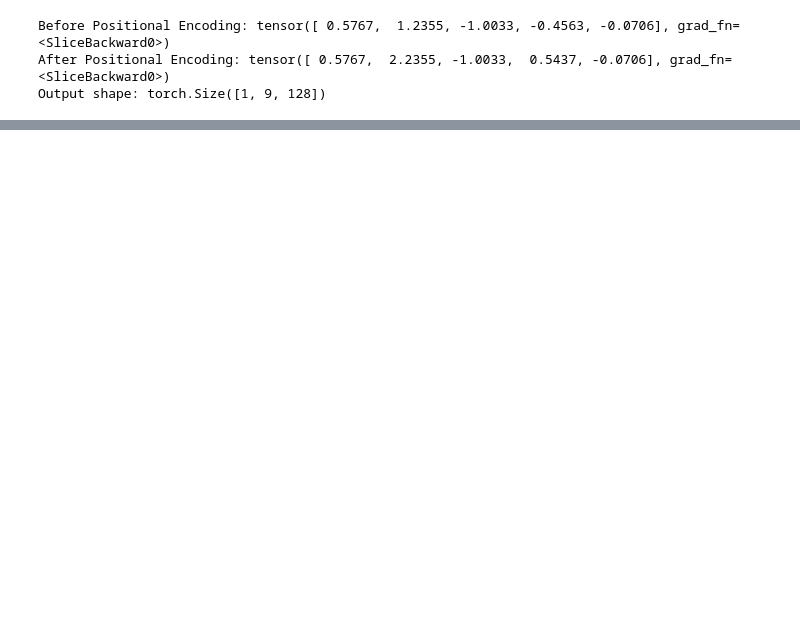
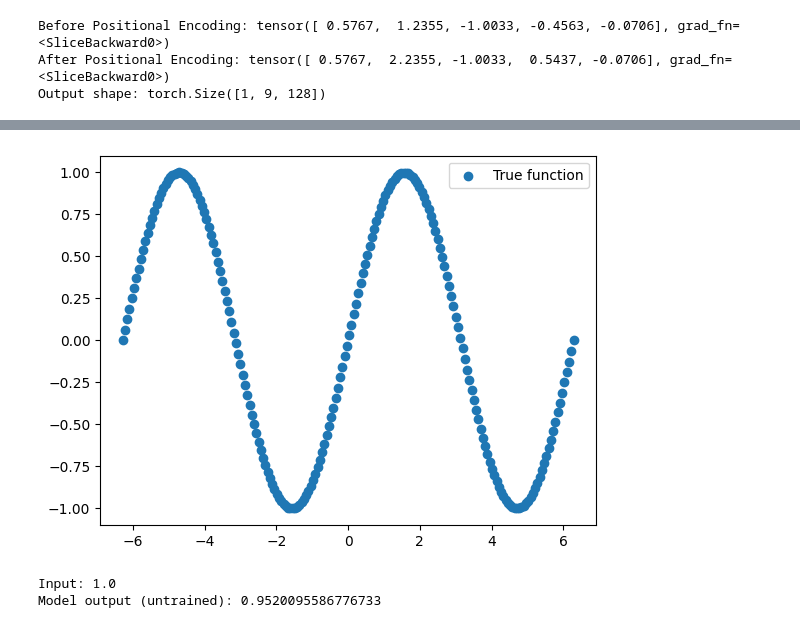
Before and after one commit to aditya699/EduMOE, a Jupyter notebook: MOE.ipynb, the cells around one changed output, grey strips where cells are left out. Cells and saved outputs as stored; diff of their text form; code cells hidden in the pictures; blank space fills up the shorter version.

```diff
--- a/MOE.ipynb
+++ b/MOE.ipynb
@@ -456,0 +459,15 @@ Output shape: torch.Size([1, 9, 128])
+# %%
+import torch
+import matplotlib.pyplot as plt
+
+# generate data
+torch.manual_seed(42)  # reproducibility
+x = torch.linspace(-2*torch.pi, 2*torch.pi, 200).unsqueeze(1)  # shape (200, 1)
+y = torch.sin(x)  # target
+
+# visualize
+plt.scatter(x.numpy(), y.numpy(), label="True function")
+plt.legend()
+plt.show()
+# %% [output]
+[figure, added]
@@ -456,0 +490,13 @@ Output shape: torch.Size([1, 9, 128])
+# %%
+# create model
+model = SimpleFFN(input_dim=1, hidden_dim=16, output_dim=1)
+
+# pick a sample x
+x_sample = torch.tensor([[1.0]])  # shape (1,1)
+y_pred = model(x_sample)
+
+print("Input:", x_sample.item())
+print("Model output (untrained):", y_pred.item())
+# %% [output]
+Input: 1.0
+Model output (untrained): 0.9520095586776733
```
Also changed, not shown: parts of 10 cells of this notebook, 2 other files.
